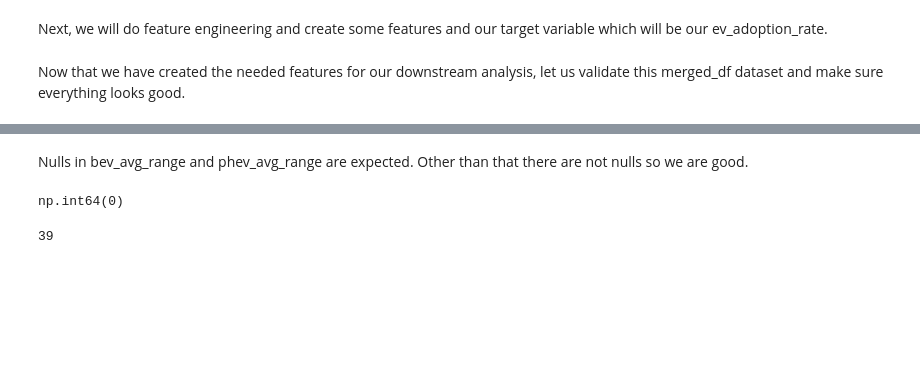
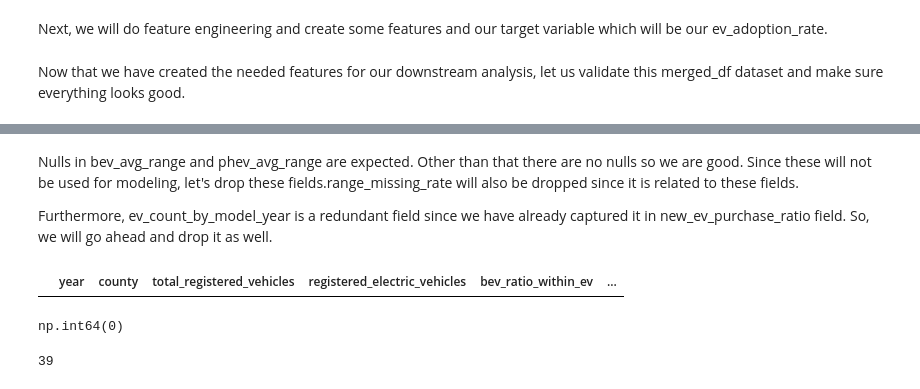
Before and after one commit to gawandesailee-lab/learndsp, a Jupyter notebook: Data Science Capstone 3 Project/notebooks/02_data_wrangling.ipynb, the cells around one changed output, grey strips where cells are left out. Cells and saved outputs as stored; diff of their text form; code cells hidden in the pictures; blank space fills up the shorter version.

```diff
--- a/Data Science Capstone 3 Project/notebooks/02_data_wrangling.ipynb
+++ b/Data Science Capstone 3 Project/notebooks/02_data_wrangling.ipynb
@@ -842,6 +887,14 @@ income_per_vehicle                0
 dtype: int64
-# %% [markdown]
-Nulls in bev_avg_range and phev_avg_range are expected. Other than that there are not nulls so we are good.
+# %% [markdown]
+Nulls in bev_avg_range and phev_avg_range are expected. Other than that there are no nulls so we are good. Since these will not be used for modeling, let's drop these fields.range_missing_rate will also be dropped since it is related to these fields.
+
+Furthermore, ev_count_by_model_year is a redundant field since we have already captured it in new_ev_purchase_ratio field. So, we will go ahead and drop it as well.
+# %%
+merged_df=merged_df.drop(columns = ['bev_avg_range', 'phev_avg_range', 'range_missing_rate', 'ev_count_by_model_year'])
+# %%
+merged_df[merged_df['ev_adoption_lag'].isna()]
+# %% [output]
+|  | year | county | total_registered_vehicles | registered_electric_vehicles | bev_ratio_within_ev | ... |
 # %%
 merged_df[['county','year']].duplicated().sum()
 # %% [output]
```
Also changed, not shown: parts of 26 cells of this notebook, 1 other file.
